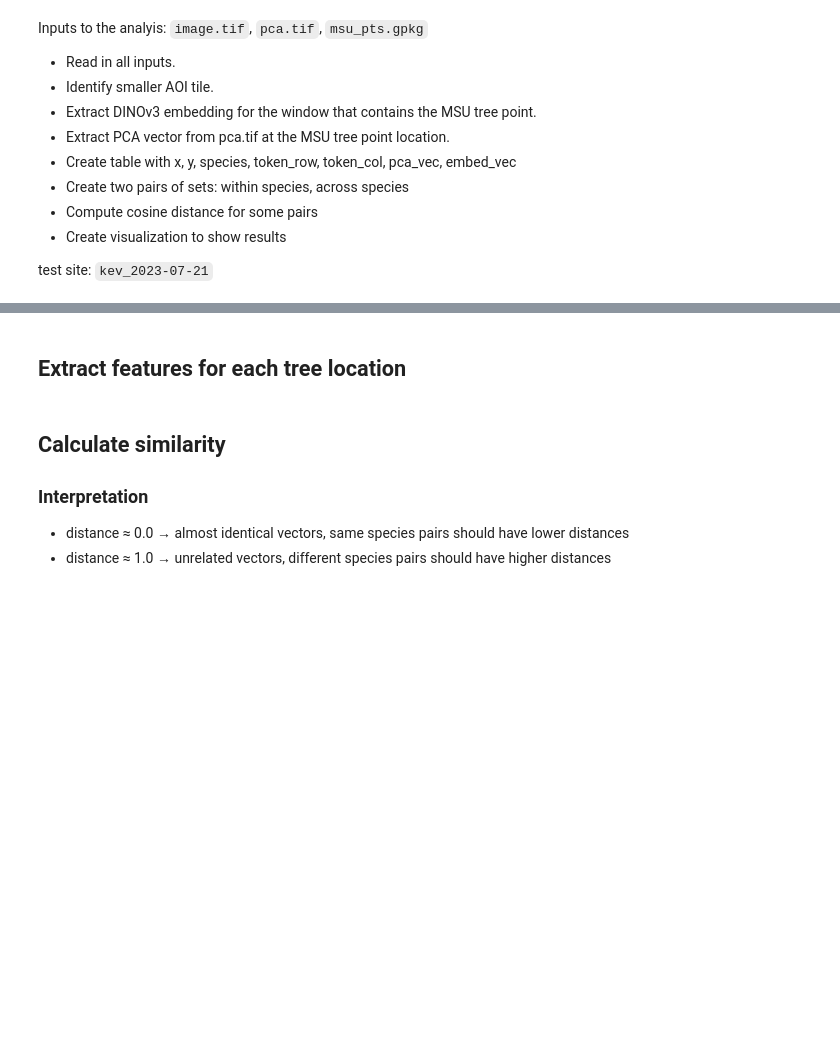
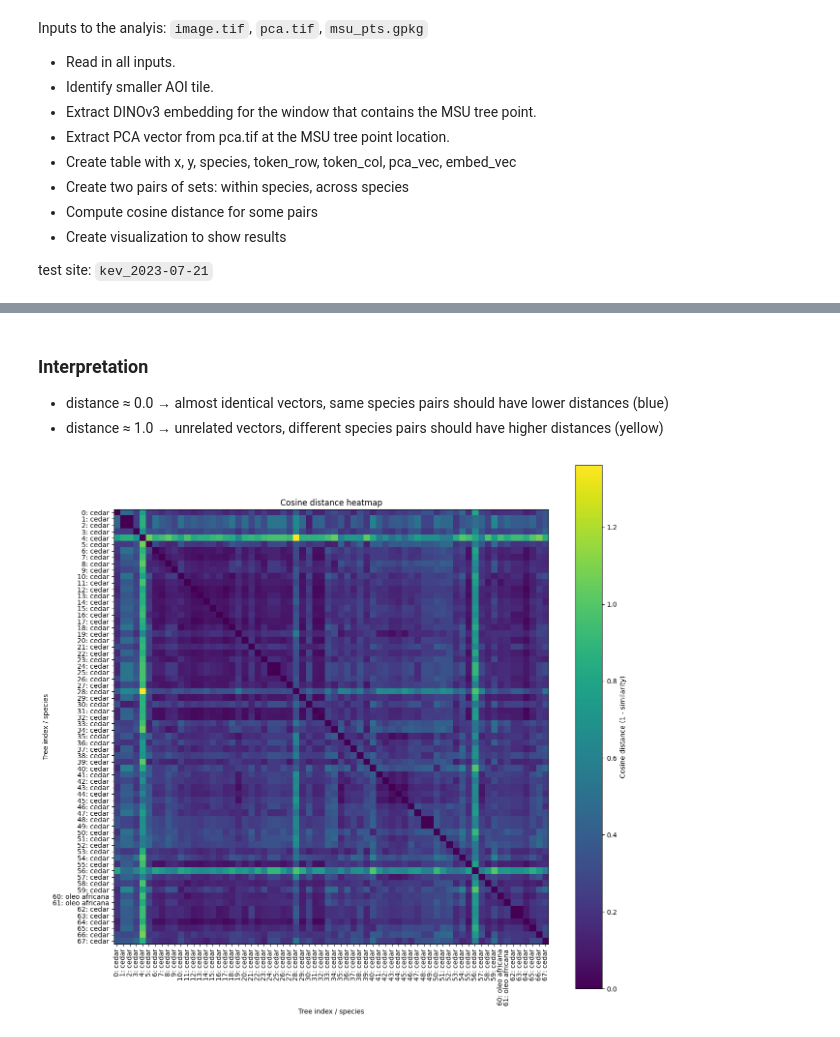
Before and after one commit to wri/dinov3_species, a Jupyter notebook: notebooks/similarity_analysis.ipynb, the cells around one changed output, grey strips where cells are left out. Drawn from its saved outputs; the diff is of its cells as text; code cells hidden in the pictures; blank space fills up the shorter version.

Commit message:
test on ileg

```diff
--- a/notebooks/similarity_analysis.ipynb
+++ b/notebooks/similarity_analysis.ipynb
@@ -33,5 +39,3 @@ cs.aoi_clip(
     pca_out_path="../data/tmp/kev_2023-07-21_pca_aoi.tif",
     buffer_m=30.0,
 )
-# %% [markdown]
-## Extract features for each tree location
@@ -42,35 +42,4 @@ results = cs.per_tree_features("../data/tmp/kev_2023-07-21_maxar_aoi.tif",
 # %% [markdown]
-## Calculate similarity
-
-
 ### Interpretation
-* distance ≈ 0.0 → almost identical vectors, same species pairs should have lower distances
-* distance ≈ 1.0 → unrelated vectors, different species pairs should have higher distances
+* distance ≈ 0.0 → almost identical vectors, same species pairs should have lower distances (blue)
+* distance ≈ 1.0 → unrelated vectors, different species pairs should have higher distances (yellow)
-# %%
-import numpy as np
-from sklearn.metrics.pairwise import cosine_similarity
-
-# Take the first few trees for a simple test
-n = -10
-subset = results
-
-# Extract species and embeddings
-species = [rec["species"] for rec in subset]
-embeddings = np.stack([rec["embed_vec"] for rec in subset])
-
-print("Species in test subset:", species)
-print("Embeddings shape:", embeddings.shape) # shape (n_species, 768)
-
-sim_matrix = cosine_similarity(embeddings)   # (5 × 5) matrix
-dist_matrix = 1 - sim_matrix
-
-print("\nCosine similarity matrix:")
-print(sim_matrix)
-print("\nCosine distance matrix:")
-print(dist_matrix)
-
-print("\nPairwise cosine distances:")
-for i in range(len(subset)):
-    for j in range(i+1, len(subset)):
-        print(f"Tree {i} ({species[i]}) ↔ Tree {j} ({species[j]}): "
-              f"{dist_matrix[i, j]:.4f}")
@@ -115,2 +46,12 @@ def plot_cosine_distance_heatmap(dist_matrix, species, title="Cosine distance he
 # %%
-#plot_cosine_distance_heatmap(dist_matrix, species)
+results = cs.per_tree_features("../data/tmp/kev_2023-07-21_maxar_aoi.tif",
+                              "../data/tmp/kev_2023-07-21_pca_aoi.tif",
+                              "../data/msu_field/_clean/kev_fielddata_clean.gpkg",
+                              "../data/tmp/kev_2023-07-21_features.npz")
+
+cs.plot_cosine_distance_heatmap(dist_matrix, species)
+
+sim_matrix, dist_matrix, species, fids = cs.calc_similarity_scores(results)
+cs.plot_cosine_distance_heatmap(dist_matrix, species, fids)
+# %% [output]
+[figure, added]
```
Also changed, not shown: parts of 5 cells of this notebook.
